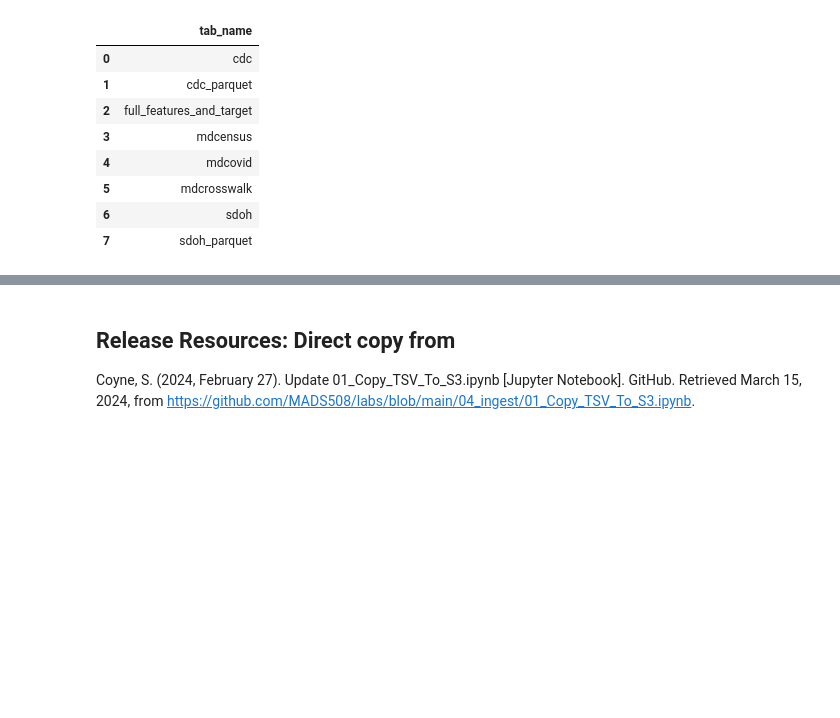
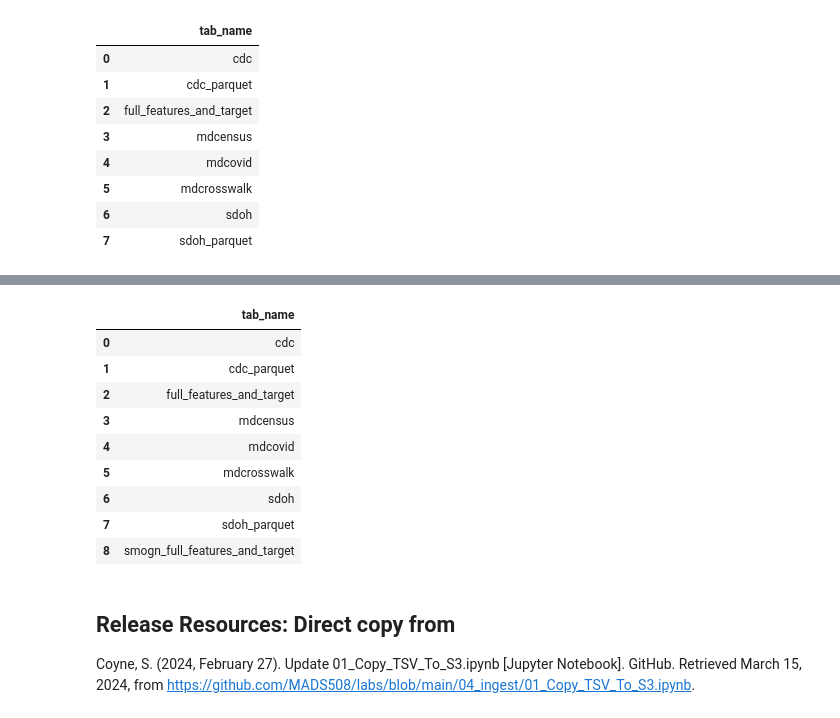
Before and after one commit to shailja-somani-0/ADS-508-Team-2, a Jupyter notebook: team2-ads508.ipynb, the cells around one changed output, grey strips where cells are left out. Saved outputs shown, nothing was run; the diff lists cells and outputs as text; code cells hidden in the pictures; blank space fills up the shorter version.

```diff
--- a/team2-ads508.ipynb
+++ b/team2-ads508.ipynb
@@ -971,3 +1118,20 @@ df_show.head(10)
+# %%
+# Check that table is in database
+statement = "SHOW TABLES FROM covid"
+
+df_show = pd.read_sql(statement, conn)
+df_show.head(10)
+# %% [output]
+|  | tab_name |
+| 0 | cdc |
+| 1 | cdc_parquet |
+| 2 | full_features_and_target |
+| 3 | mdcensus |
+| 4 | mdcovid |
+| 5 | mdcrosswalk |
+| 6 | sdoh |
+| 7 | sdoh_parquet |
+| 8 | smogn_full_features_and_target |
 # %% [markdown]
 ## Release Resources: Direct copy from
 
```
Also changed, not shown: parts of 13 cells of this notebook, 1 other file.
